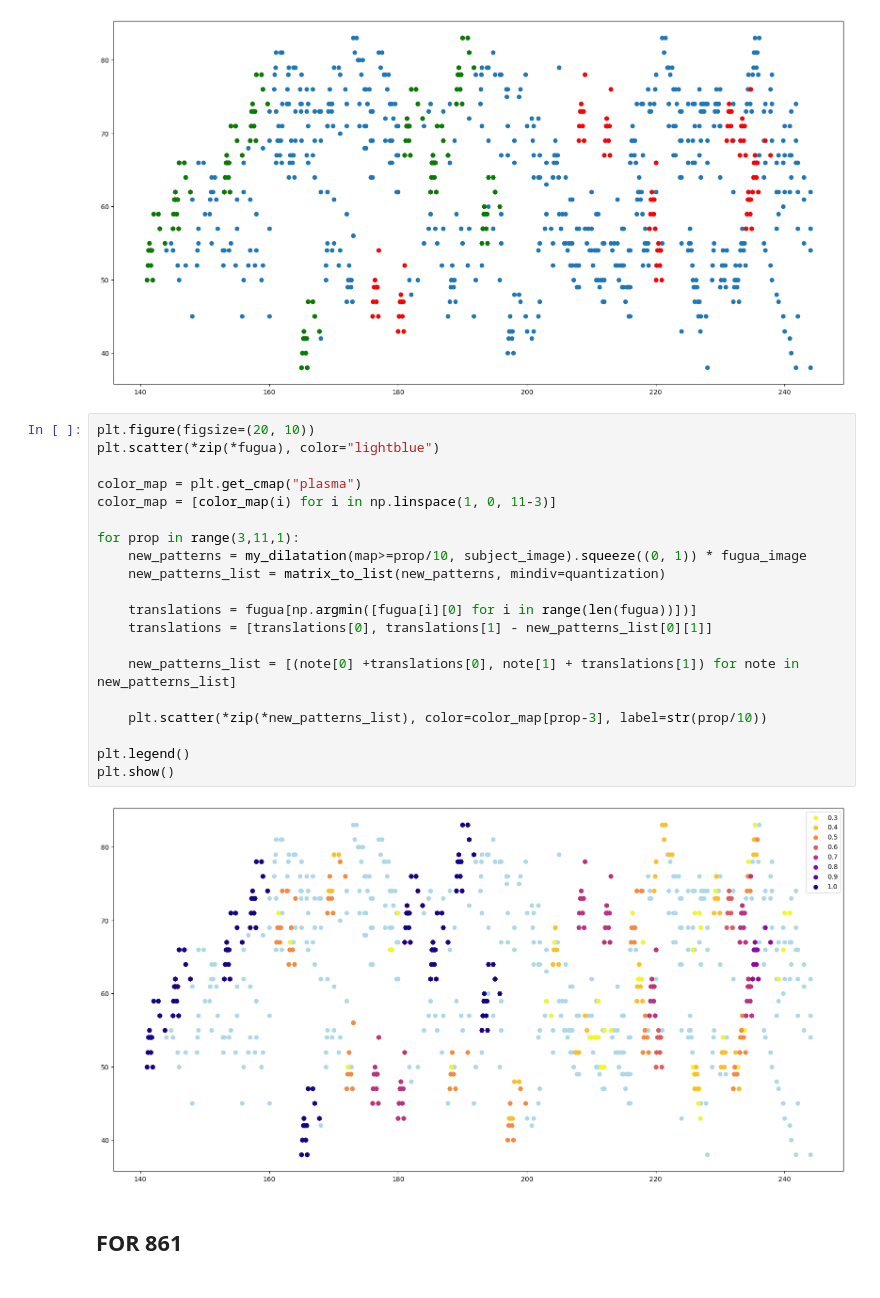
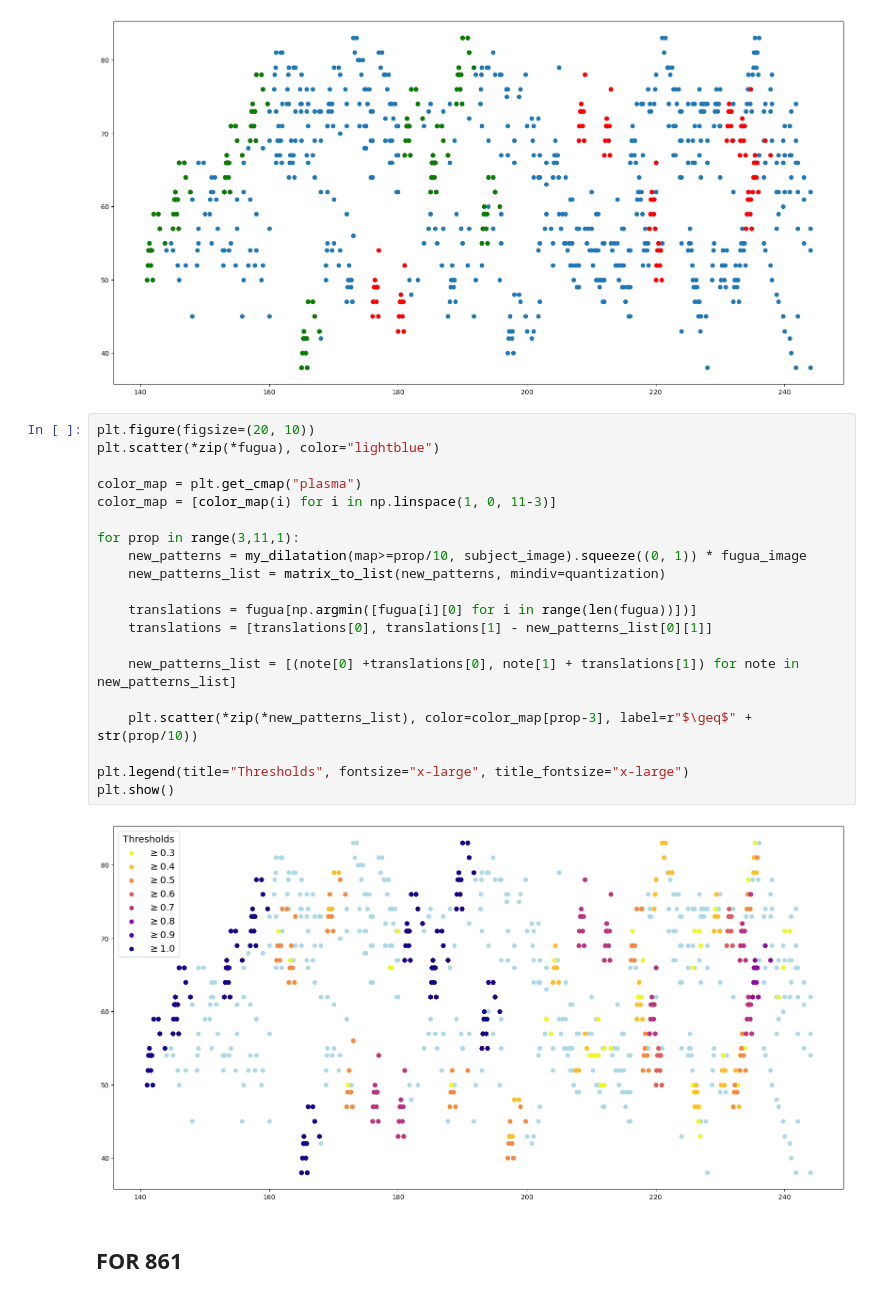
Before and after one commit to FRANCHI-Charles/MIDI-pattern-detection, a Jupyter notebook: bachtest.ipynb, the cells around one changed output. Saved outputs shown, nothing was run; the diff lists cells and outputs as text.

```diff
--- a/bachtest.ipynb
+++ b/bachtest.ipynb
@@ -106,25 +106,25 @@ plt.show()
 # %%
 plt.figure(figsize=(20, 10))
 plt.scatter(*zip(*fugua), color="lightblue")
 
 color_map = plt.get_cmap("plasma")
 color_map = [color_map(i) for i in np.linspace(1, 0, 11-3)]
 
 for prop in range(3,11,1):
     new_patterns = my_dilatation(map>=prop/10, subject_image).squeeze((0, 1)) * fugua_image
     new_patterns_list = matrix_to_list(new_patterns, mindiv=quantization)
 
     translations = fugua[np.argmin([fugua[i][0] for i in range(len(fugua))])]
     translations = [translations[0], translations[1] - new_patterns_list[0][1]]
 
     new_patterns_list = [(note[0] +translations[0], note[1] + translations[1]) for note in new_patterns_list]
 
-    plt.scatter(*zip(*new_patterns_list), color=color_map[prop-3], label=str(prop/10))
+    plt.scatter(*zip(*new_patterns_list), color=color_map[prop-3], label=r"$\geq$" + str(prop/10))
 
-plt.legend()
+plt.legend(title="Thresholds", fontsize="x-large", title_fontsize="x-large")
 plt.show()
 # %% [output]
-[figure, old version]
+[figure, new version]
 # %% [markdown]
 ## FOR 861
 # %%
```
Also changed, not shown: parts of 3 cells of this notebook, 16 other files.
